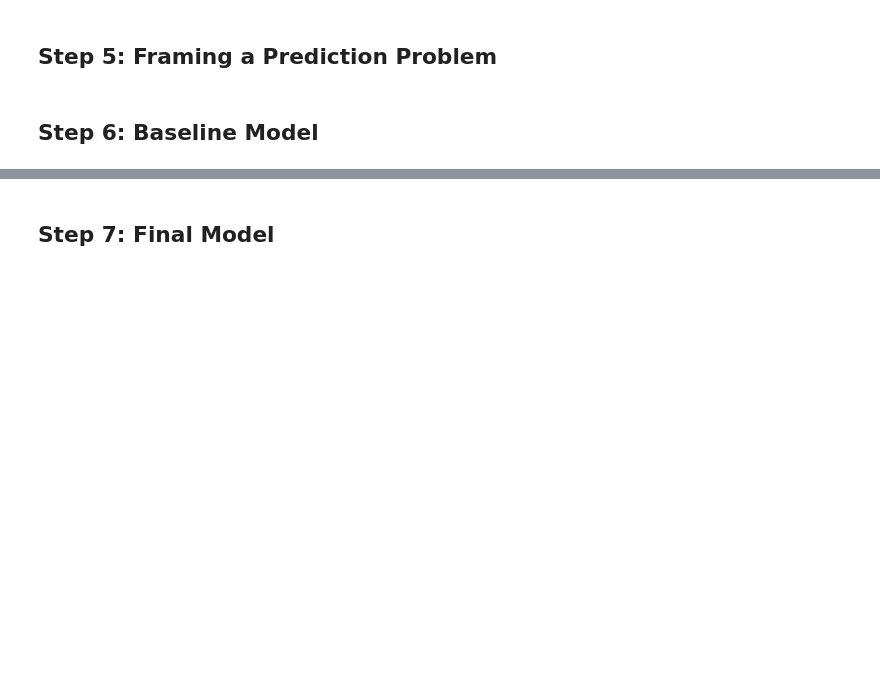
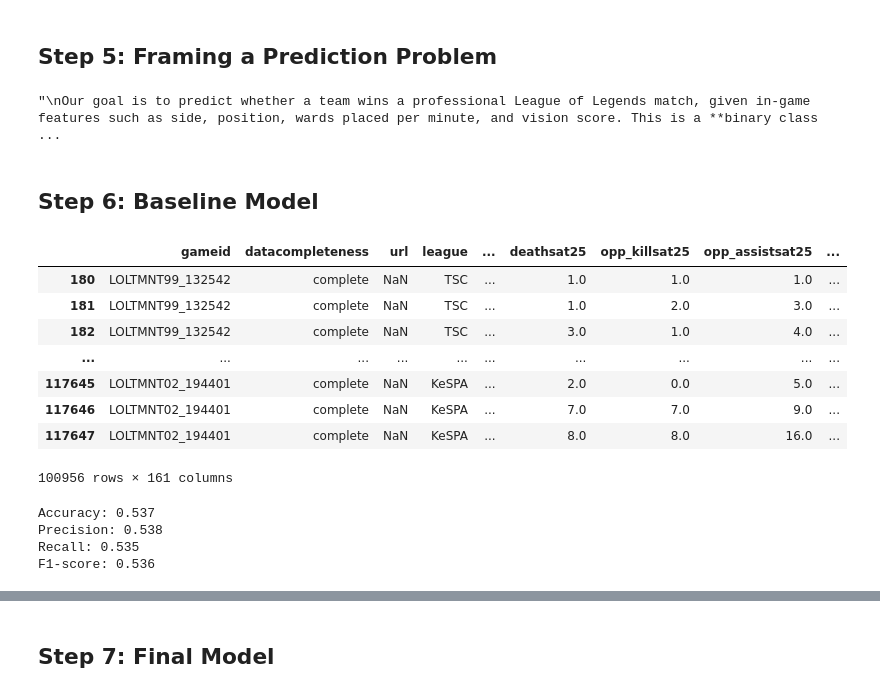
Before and after one commit to j2doan/LeagueofLegends, a Jupyter notebook: notebooks/League_of_Legends_Ward_Correlation_Analysis.ipynb, the cells around one changed output, grey strips where cells are left out. Drawn from its saved outputs; the diff is of its cells as text; code cells hidden in the pictures; blank space fills up the shorter version.

```diff
--- a/notebooks/League_of_Legends_Ward_Correlation_Analysis.ipynb
+++ b/notebooks/League_of_Legends_Ward_Correlation_Analysis.ipynb
@@ -272,2 +268,14 @@ Permutation p-value: 0.0
+# %%
+"""
+Our goal is to predict whether a team wins a League of Legends match, given in-game features such as side, position, wards placed per minute, and vision score.
+This is a binary classification model, where the response variable is `win` (1 for win, 0 for lose).
+We will evaluate our models using accuracy, as our dataset is approximately balanced between the two classes.
+Accuracy is appropriate in this context because it measures the proportion of correct predictions, which directly answers our modeling question.
+If we find the classes are imbalanced, we will additionally report the F1-score to account for differences in precision and recall.
+All features used in our model are available prior to the end of the match. We do not use any information that could reveal the outcome before prediction time.
+Our modeling process will follow the pipeline. We will split our data into training and test sets, use cross-validation and grid search for hyperparameter tuning, and evaluate our final model's generalization ability using the test set only once.
+"""
+# %% [output]
+"\nOur goal is to predict whether a team wins a professional League of Legends match, given in-game features such as side, position, wards placed per minute, and vision score. This is a **binary class ...
 # %% [markdown]
 ## Step 6: Baseline Model
@@ -275,0 +282,64 @@ Permutation p-value: 0.0
+# %%
+df_model = df.query("datacompleteness == 'complete'")
+df_model
+# %% [output]
+|  | gameid | datacompleteness | url | league | ... | deathsat25 | opp_killsat25 | opp_assistsat25 | ... |
+| 180 | LOLTMNT99_132542 | complete | NaN | TSC | ... | 1.0 | 1.0 | 1.0 | ... |
+| 181 | LOLTMNT99_132542 | complete | NaN | TSC | ... | 1.0 | 2.0 | 3.0 | ... |
+| 182 | LOLTMNT99_132542 | complete | NaN | TSC | ... | 3.0 | 1.0 | 4.0 | ... |
+| ... | ... | ... | ... | ... | ... | ... | ... | ... | ... |
+| 117645 | LOLTMNT02_194401 | complete | NaN | KeSPA | ... | 2.0 | 0.0 | 5.0 | ... |
+| 117646 | LOLTMNT02_194401 | complete | NaN | KeSPA | ... | 7.0 | 7.0 | 9.0 | ... |
+| 117647 | LOLTMNT02_194401 | complete | NaN | KeSPA | ... | 8.0 | 8.0 | 16.0 | ... |
+100956 rows × 161 columns
+# %%
+from sklearn.model_selection import train_test_split
+from sklearn.compose import make_column_transformer
+from sklearn.preprocessing import OneHotEncoder
+from sklearn.tree import DecisionTreeClassifier
+from sklearn.pipeline import make_pipeline
+from sklearn.metrics import accuracy_score, precision_score, recall_score, f1_score
+
+features = ['side', 'position', 'wpm', 'vspm']
+target = 'result'
+
+X = df_model[features]
+y = df_model[target]
+
+#Train/test split (80/20)
+X_train, X_test, y_train, y_test = train_test_split(
+    X, y, test_size=0.2, random_state=80, stratify=y
+)
+
+#one-hot encode categorical, pass through numerical columns
+preprocessor = make_column_transformer(
+    (OneHotEncoder(drop='first'), ['side', 'position']),
+    remainder='passthrough'
+)
+
+#pipeline
+baseline_pipeline = make_pipeline(
+    preprocessor,
+    DecisionTreeClassifier(random_state=80)
+)
+
+#fit the model
+baseline_pipeline.fit(X_train, y_train)
+
+#evaluate, delete these # when youre done, theyre here so u can find stuff better!
+y_pred = baseline_pipeline.predict(X_test)
+
+baseline_accuracy = accuracy_score(y_test, y_pred)
+baseline_precision = precision_score(y_test, y_pred)
+baseline_recall = recall_score(y_test, y_pred)
+baseline_f1 = f1_score(y_test, y_pred)
+
+print(f"Accuracy: {baseline_accuracy:.3f}")
+print(f"Precision: {baseline_precision:.3f}")
+print(f"Recall: {baseline_recall:.3f}")
+print(f"F1-score: {baseline_f1:.3f}")
+# %% [output]
+Accuracy: 0.537
+Precision: 0.538
+Recall: 0.535
+F1-score: 0.536
```
Also changed, not shown: parts of 18 cells of this notebook, 1 other file.
